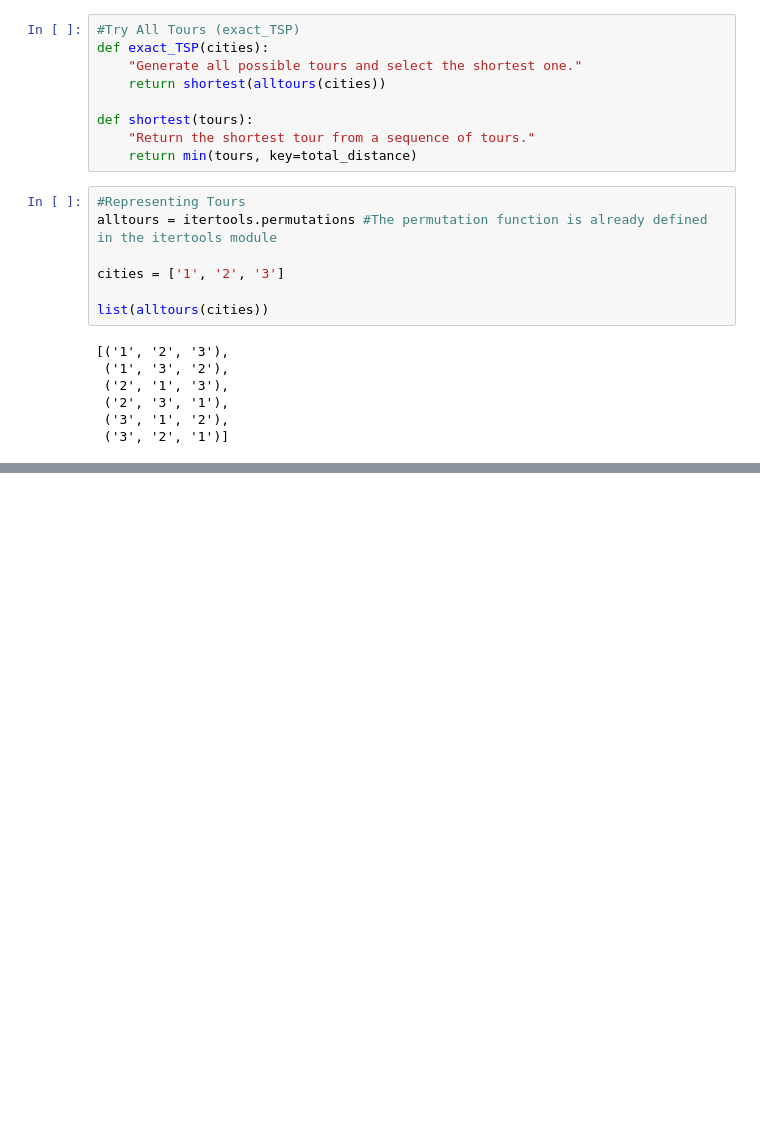
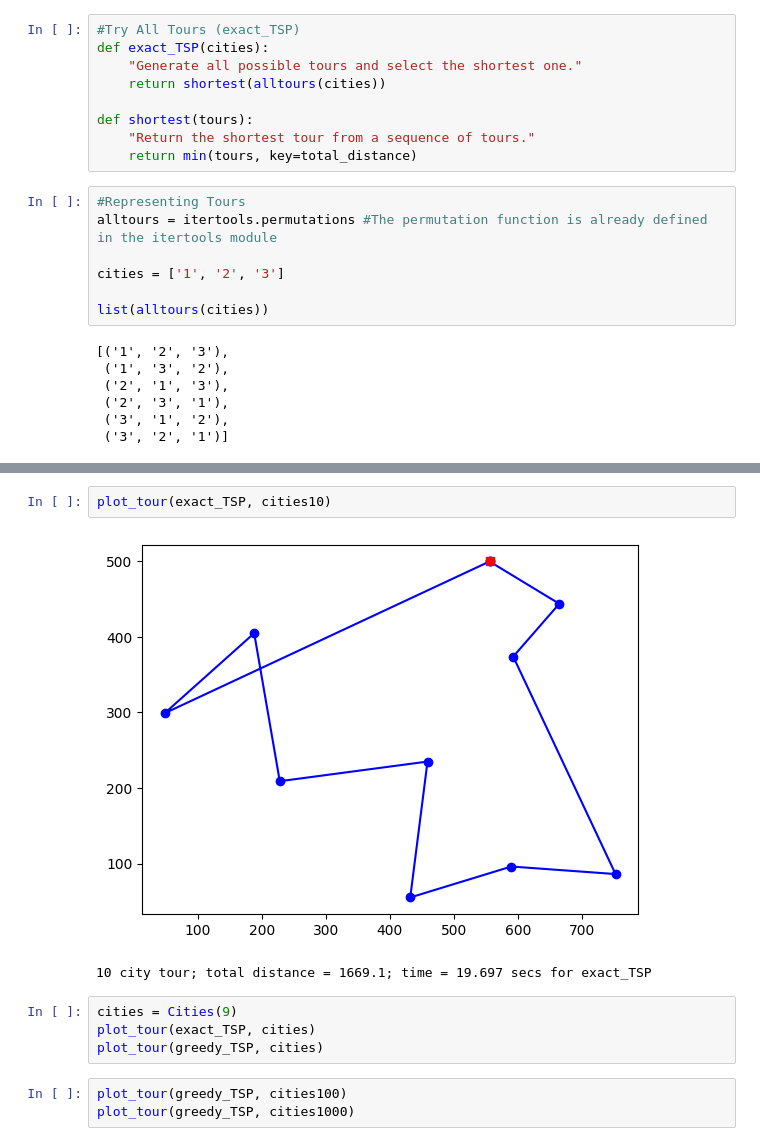
Before and after one commit to daffaidf/Desain-Analisis-Algoritma, a Jupyter notebook: Daa6.ipynb, the cells around one changed output, grey strips where cells are left out. Cells and saved outputs as stored; diff of their text form; blank space fills up the shorter version.

```diff
--- a/Daa6.ipynb
+++ b/Daa6.ipynb
@@ -132,0 +279,12 @@ def distance(tour):
+# %%
+plot_tour(exact_TSP, cities10)
+# %% [output]
+[figure, added]
+10 city tour; total distance = 1669.1; time = 19.697 secs for exact_TSP
+# %%
+cities = Cities(9)
+plot_tour(exact_TSP, cities)
+plot_tour(greedy_TSP, cities)
+# %%
+plot_tour(greedy_TSP, cities100)
+plot_tour(greedy_TSP, cities1000)
```
Also changed, not shown: parts of 19 cells of this notebook, 1 other file.
